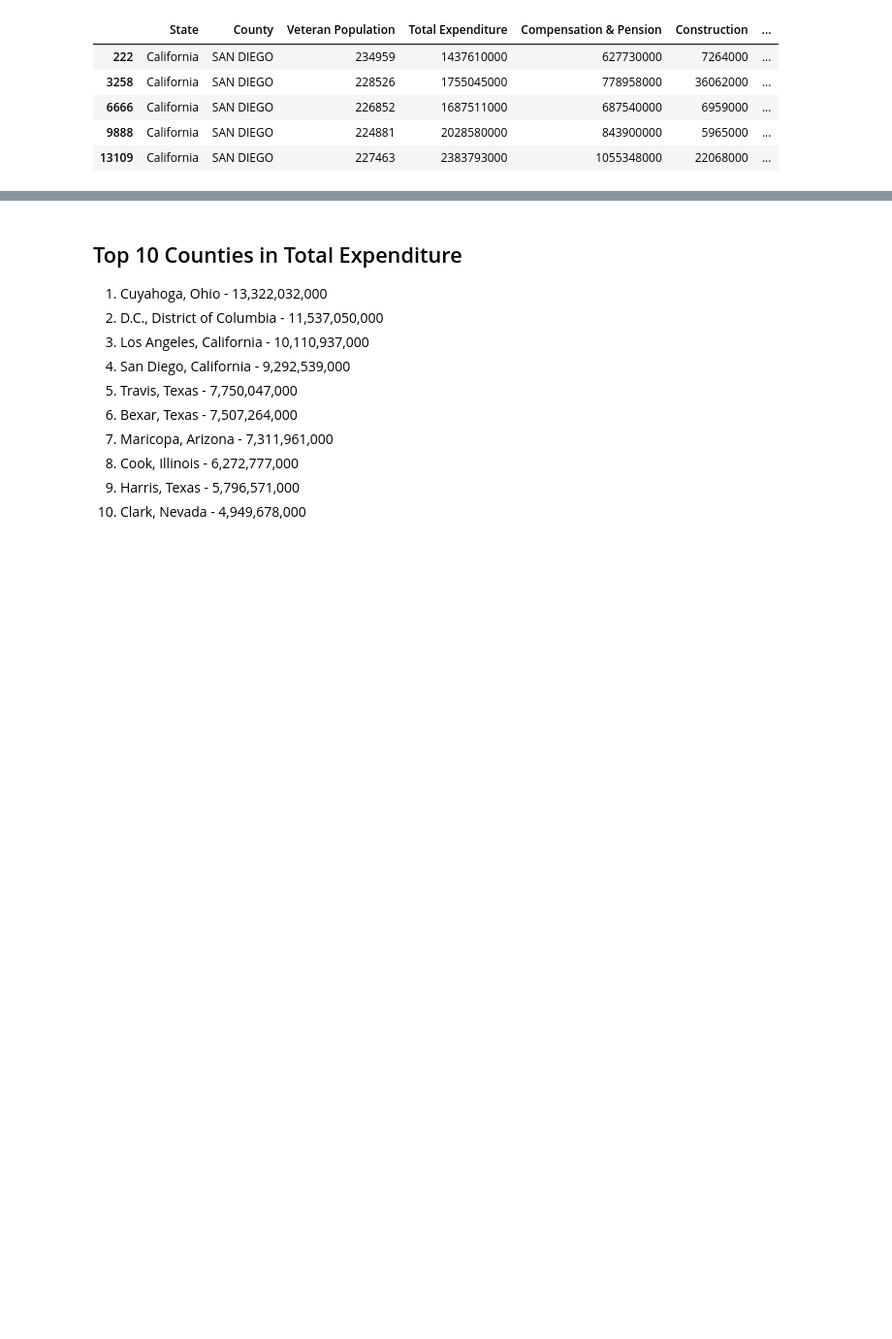
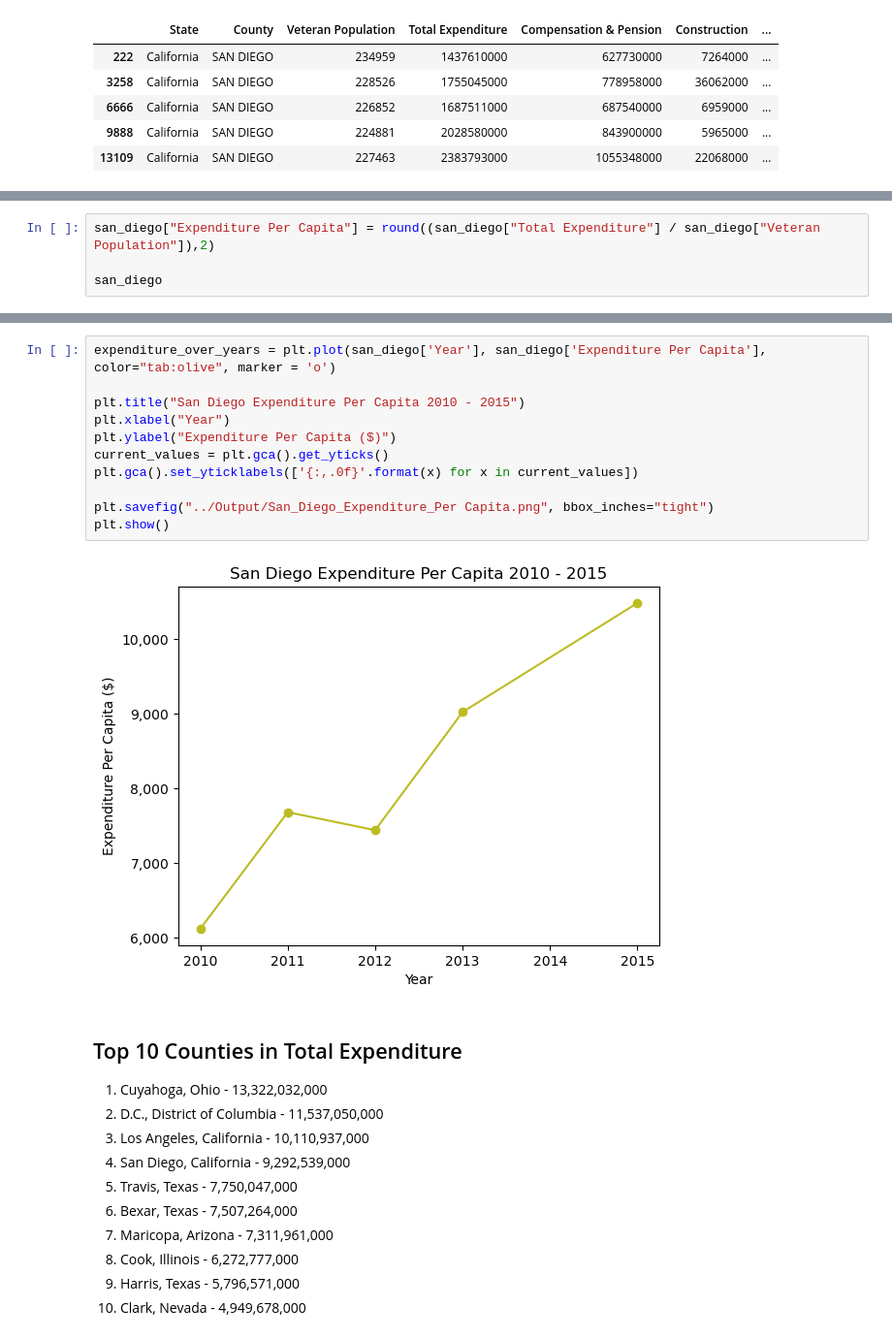
Before and after one commit to nicduffee/project1, a Jupyter notebook: Analysis/nic_budget_analysis.ipynb, the cells around one changed output, grey strips where cells are left out. Shown: that part at 97% size. Drawn from its saved outputs; the diff is of its cells as text; blank space fills up the shorter version.

Commit message:
San Diego Expenditure by Capita

```diff
--- a/Analysis/nic_budget_analysis.ipynb
+++ b/Analysis/nic_budget_analysis.ipynb
@@ -93,0 +96,4 @@ plt.show()
+# %%
+san_diego["Expenditure Per Capita"] = round((san_diego["Total Expenditure"] / san_diego["Veteran Population"]),2)
+
+san_diego
@@ -94,3 +112,16 @@ plt.show()
+# %%
+expenditure_over_years = plt.plot(san_diego['Year'], san_diego['Expenditure Per Capita'], color="tab:olive", marker = 'o')
+
+plt.title("San Diego Expenditure Per Capita 2010 - 2015")
+plt.xlabel("Year")
+plt.ylabel("Expenditure Per Capita ($)")
+current_values = plt.gca().get_yticks()
+plt.gca().set_yticklabels(['{:,.0f}'.format(x) for x in current_values])
+
+plt.savefig("../Output/San_Diego_Expenditure_Per Capita.png", bbox_inches="tight")
+plt.show()
+# %% [output]
+[figure, added]
 # %% [markdown]
 ## Top 10 Counties in Total Expenditure
 1. Cuyahoga, Ohio - 13,322,032,000
```
Also changed, not shown: parts of 11 cells of this notebook, 9 other files.
